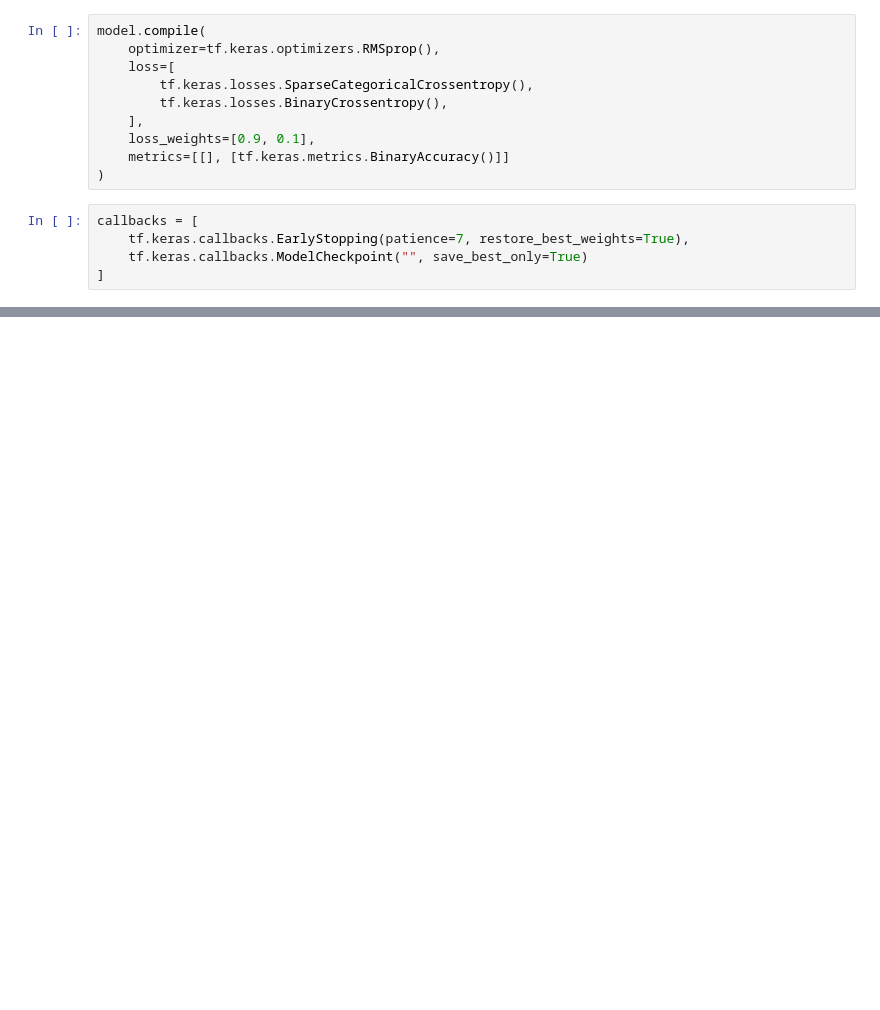
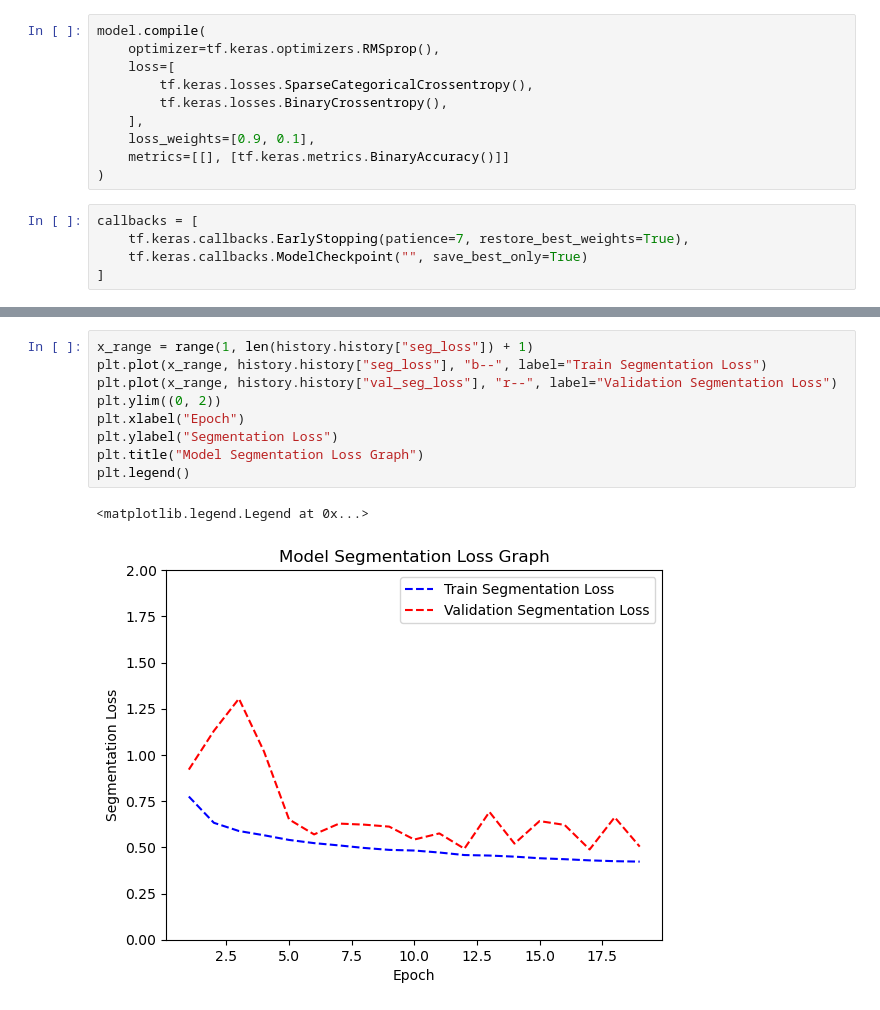
Before and after one commit to MinhyukWoo/keras_lecture, a Jupyter notebook: deep_learning_with_python/segmentation/multi_seg_xcep.ipynb, the cells around one changed output, grey strips where cells are left out. Cells and saved outputs as stored; diff of their text form; blank space fills up the shorter version.

```diff
--- a/deep_learning_with_python/segmentation/multi_seg_xcep.ipynb
+++ b/deep_learning_with_python/segmentation/multi_seg_xcep.ipynb
@@ -252,0 +270,12 @@ Epoch 4/70
+# %%
+x_range = range(1, len(history.history["seg_loss"]) + 1)
+plt.plot(x_range, history.history["seg_loss"], "b--", label="Train Segmentation Loss")
+plt.plot(x_range, history.history["val_seg_loss"], "r--", label="Validation Segmentation Loss")
+plt.ylim((0, 2))
+plt.xlabel("Epoch")
+plt.ylabel("Segmentation Loss")
+plt.title("Model Segmentation Loss Graph")
+plt.legend()
+# %% [output]
+<matplotlib.legend.Legend at 0x...>
+[figure, added]
```
Also changed, not shown: parts of 6 cells of this notebook.
